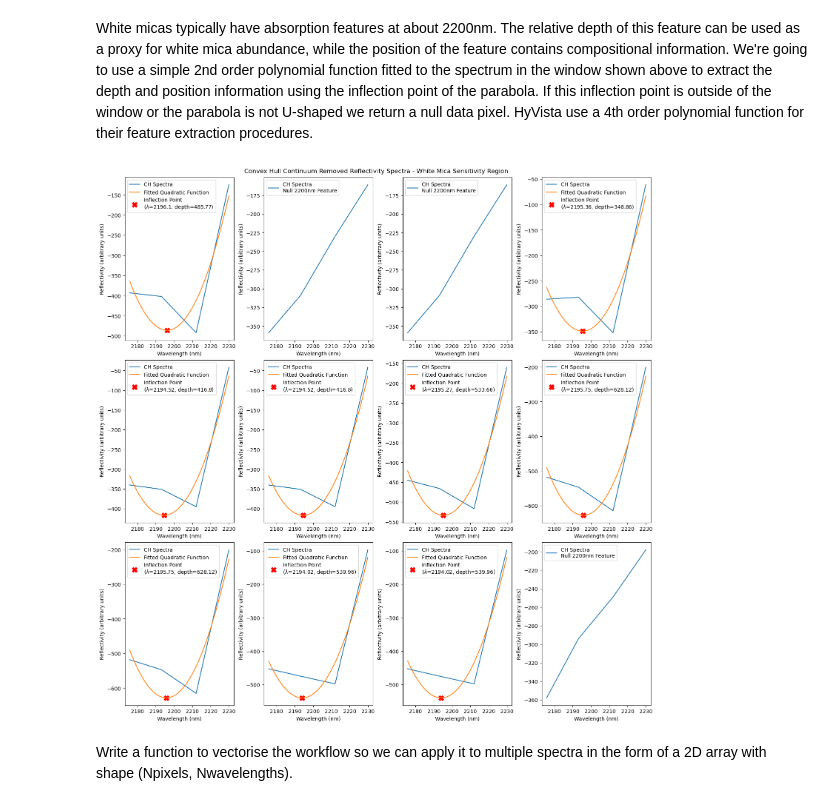
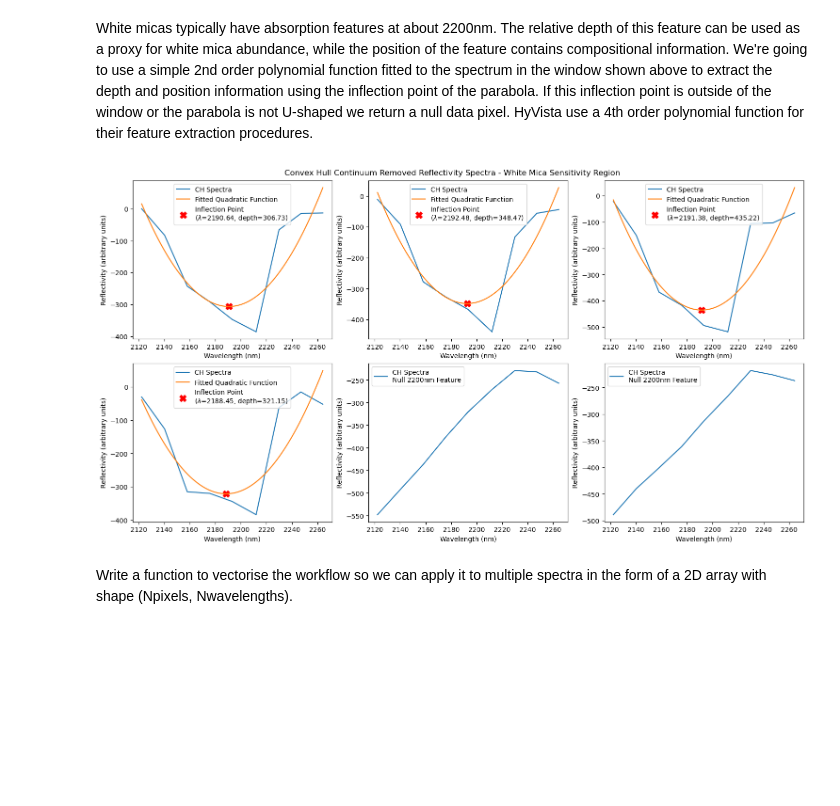
Before and after one commit to Solve-Geosolutions/gsq_hymap, a Jupyter notebook: notebooks/04_white_mica_abundance.ipynb, the cells around one changed output. Drawn from its saved outputs; the diff is of its cells as text; code cells hidden in the pictures; blank space fills up the shorter version.

```diff
--- a/notebooks/04_white_mica_abundance.ipynb
+++ b/notebooks/04_white_mica_abundance.ipynb
@@ -47,8 +47,8 @@ with rasterio.open(cvx_fn,'r') as src:
   pix_win = src.read(window=read_win)
   wvl = np.array([float(x.strip('nm')) for x in src.descriptions])
 
-# get mask for wavelenghs in window 2170nm to 2250nm
-key_wvl = (wvl>2160) * (wvl<2240)
+# get mask for wavelenghs in window 2120nm to 2270nm
+key_wvl = (wvl>2120) * (wvl<2270)
 
 # plot 2000 random spectra from the window spectra
 fig, ax = plt.subplots(figsize=(8,8))
@@ -64,37 +64,38 @@ White micas typically have absorption features at about 2200nm. The relative dep
 # %%
 # get index of ~2200nm wavelenght
 idx = np.argmin(abs(wvl-2200))
 
-# select 12 pixels in the lowest 1 percentile reflectivity at ~2200 to demonstrate the workflow
+# select 6 random pixels in the lowest 1 percentile reflectivity at ~2200 to demonstrate the workflow
 pix_2d = pix_win.reshape((pix_win.shape[0], pix_win.shape[1] * pix_win.shape[2])).T
-plot_pix = pix_2d[pix_2d[:,idx] < np.percentile(pix_2d[:,idx],1)][:12]
+plot_pix = pix_2d[pix_2d[:,idx] < np.percentile(pix_2d[:,idx],1)]
+plot_pix = plot_pix[np.random.randint(plot_pix.shape[0], size=6)]
 
-# loop through 12 random spectra from the window, fit a quadratic to the white mica wavlengths and plot
-fig, axes = plt.subplots(3,4,figsize=(15,15), constrained_layout=True)
+# loop through 6 random spectra from the window, fit a quadratic to the white mica wavlengths and plot
+fig, axes = plt.subplots(2,3,figsize=(15,8), constrained_layout=True)
 fig.suptitle('Convex Hull Continuum Removed Reflectivity Spectra - White Mica Sensitivity Region')
 for ax, p in zip(axes.flatten(), plot_pix):
   # get the ~2200nm spectrum for the current pixel, get the corresponding wavelengths
   p = p[key_wvl].copy()
   w = wvl[key_wvl].copy()
   # create a temporary set of wavelengths for visualisation purposes
   nw = np.linspace(w.min(), w.max(), 200)
   # fit a quadratic function and get coefficients (ax^2 + bx + c)
   a, b, c = np.polyfit(w, p, 2)
   # calculate inflection point and inflection reflectivity
   ip = -b/(2*a)
   ipd = a*ip**2 + b*ip +c
   # if the inflection point is indide the window, plot some data
-  if 2160 < ip < 2240 and a > 0:
+  if 2120 < ip < 2270 and a > 0:
     ax.plot(wvl[key_wvl], p, label='CH Spectra')
     ax.plot(nw, a*nw**2 + b*nw + c, label='Fitted Quadratic Function')
     ax.scatter(ip, ipd, marker='X', s=100, c='r', label=f'Inflection Point\n($\lambda$={round(ip,2)}, depth={round(-ipd,2)})')
   else:
     ax.plot(wvl[key_wvl], p, label='CH Spectra\nNull 2200nm Feature')
   ax.legend()
   ax.set(xlabel='Wavelength (nm)', ylabel='Reflectivity (arbitrary units)')
 plt.show()
 # %% [output]
-[figure, old version]
+[figure, new version]
 # %% [markdown]
 Write a function to vectorise the workflow so we can apply it to multiple spectra in the form of a 2D array with shape (Npixels, Nwavelengths).
 # %%
```
Also changed, not shown: parts of 2 cells of this notebook, 1 other file.
